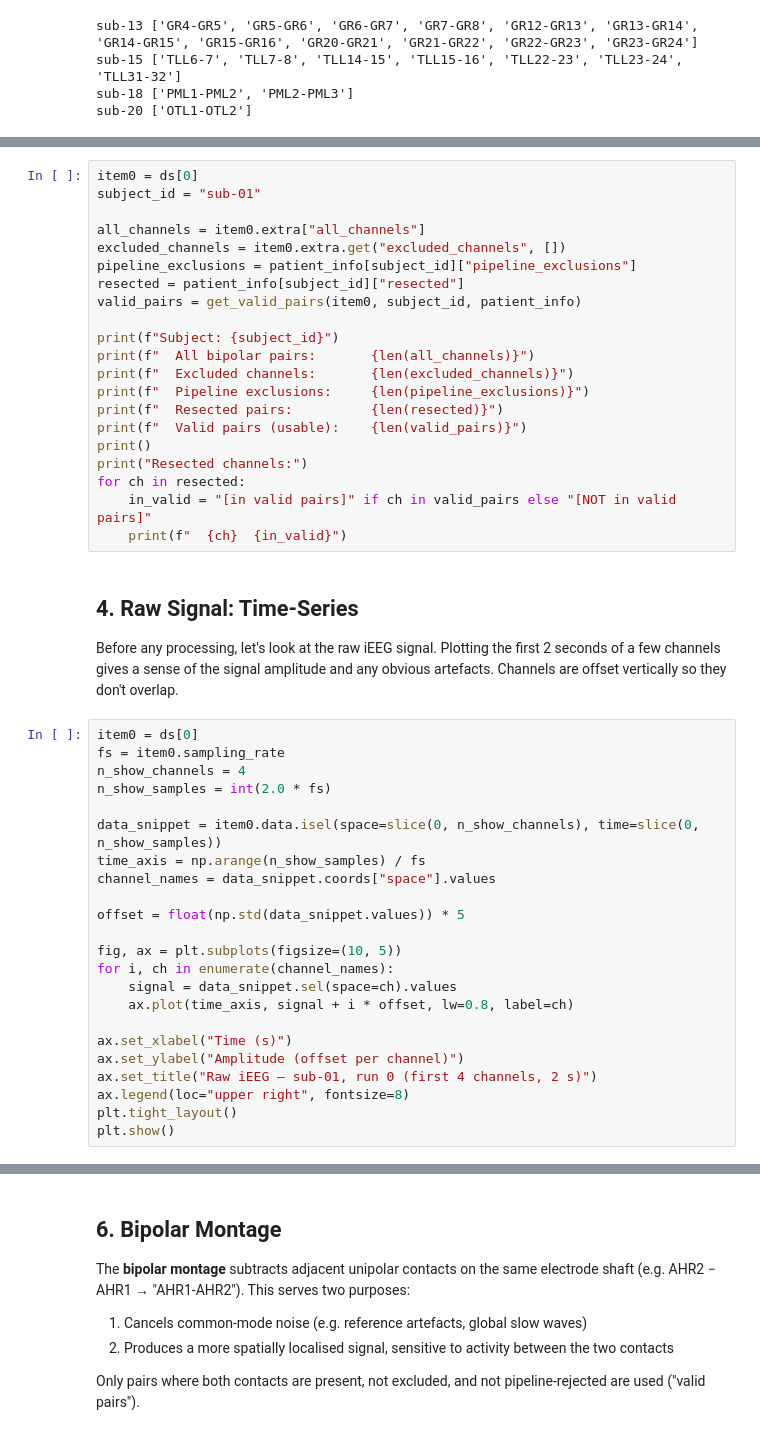
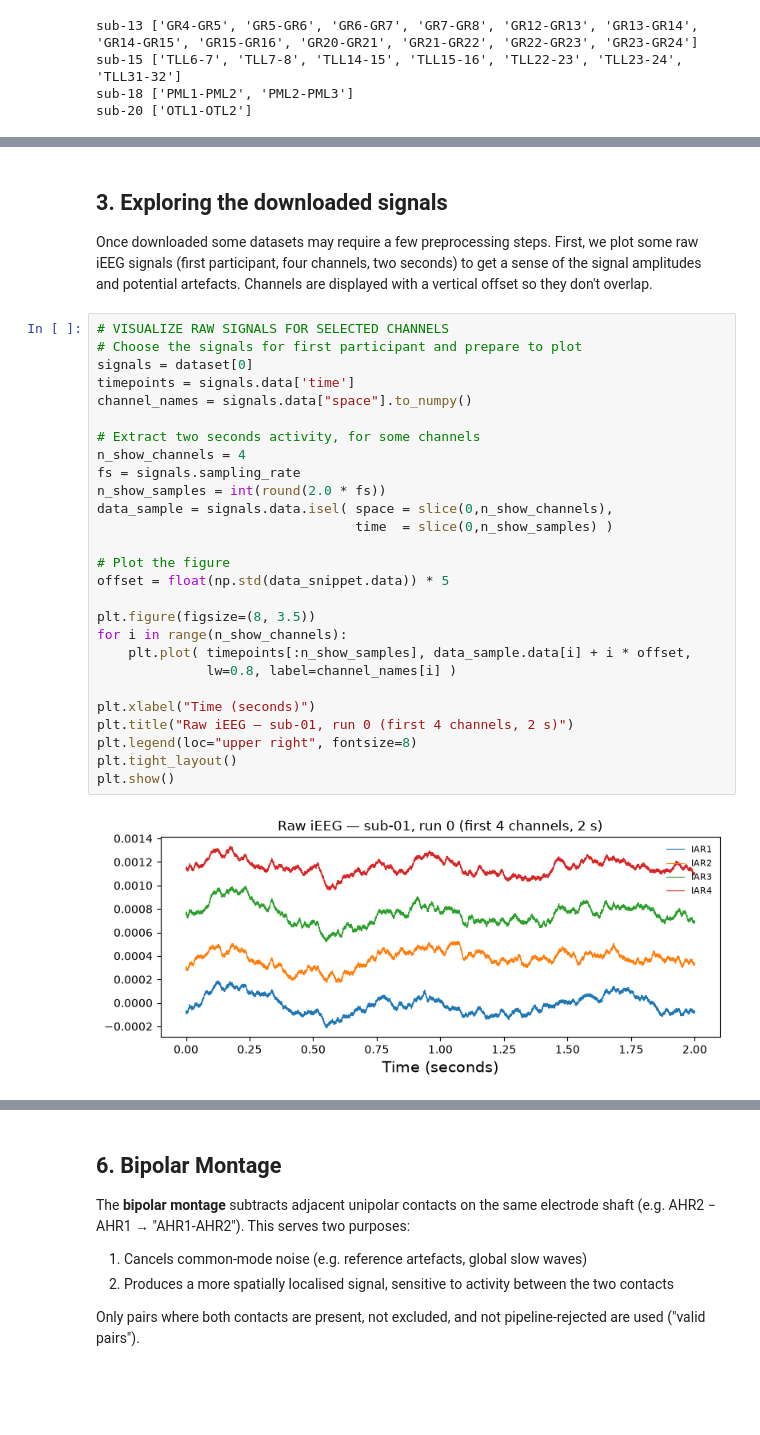
Before and after one commit to cobragroup/cobrabox, a Jupyter notebook: Pipelines/01_data_exploration.ipynb, the cells around one changed output, grey strips where cells are left out. Drawn from its saved outputs; the diff is of its cells as text; blank space fills up the shorter version.

```diff
--- a/Pipelines/01_data_exploration.ipynb
+++ b/Pipelines/01_data_exploration.ipynb
@@ -324,50 +316,33 @@ These are our positive class — we hypothesise they show higher RC.
-# %%
-item0 = ds[0]
-subject_id = "sub-01"
-
-all_channels = item0.extra["all_channels"]
-excluded_channels = item0.extra.get("excluded_channels", [])
-pipeline_exclusions = patient_info[subject_id]["pipeline_exclusions"]
-resected = patient_info[subject_id]["resected"]
-valid_pairs = get_valid_pairs(item0, subject_id, patient_info)
-
-print(f"Subject: {subject_id}")
-print(f"  All bipolar pairs:       {len(all_channels)}")
-print(f"  Excluded channels:       {len(excluded_channels)}")
-print(f"  Pipeline exclusions:     {len(pipeline_exclusions)}")
-print(f"  Resected pairs:          {len(resected)}")
-print(f"  Valid pairs (usable):    {len(valid_pairs)}")
-print()
-print("Resected channels:")
-for ch in resected:
-    in_valid = "[in valid pairs]" if ch in valid_pairs else "[NOT in valid pairs]"
-    print(f"  {ch}  {in_valid}")
 # %% [markdown]
-## 4. Raw Signal: Time-Series
+## 3. Exploring the downloaded signals
 
-Before any processing, let's look at the raw iEEG signal. Plotting the first 2 seconds of
-a few channels gives a sense of the signal amplitude and any obvious artefacts. Channels are
-offset vertically so they don't overlap.
+Once downloaded some datasets may require a few preprocessing steps. First, we plot some raw iEEG signals (first participant, four channels, two seconds) to get a sense of the signal amplitudes and potential artefacts. Channels are displayed with a vertical offset so they don't overlap.
-# %%
-item0 = ds[0]
-fs = item0.sampling_rate
-n_show_channels = 4
-n_show_samples = int(2.0 * fs)
-
-data_snippet = item0.data.isel(space=slice(0, n_show_channels), time=slice(0, n_show_samples))
-time_axis = np.arange(n_show_samples) / fs
-channel_names = data_snippet.coords["space"].values
-
-offset = float(np.std(data_snippet.values)) * 5
-
-fig, ax = plt.subplots(figsize=(10, 5))
-for i, ch in enumerate(channel_names):
-    signal = data_snippet.sel(space=ch).values
-    ax.plot(time_axis, signal + i * offset, lw=0.8, label=ch)
-
-ax.set_xlabel("Time (s)")
-ax.set_ylabel("Amplitude (offset per channel)")
-ax.set_title("Raw iEEG — sub-01, run 0 (first 4 channels, 2 s)")
-ax.legend(loc="upper right", fontsize=8)
-plt.tight_layout()
-plt.show()
+# %%
+# VISUALIZE RAW SIGNALS FOR SELECTED CHANNELS
+# Choose the signals for first participant and prepare to plot
+signals = dataset[0]
+timepoints = signals.data['time']
+channel_names = signals.data["space"].to_numpy()
+
+# Extract two seconds activity, for some channels
+n_show_channels = 4
+fs = signals.sampling_rate
+n_show_samples = int(round(2.0 * fs))
+data_sample = signals.data.isel( space = slice(0,n_show_channels),
+                                 time  = slice(0,n_show_samples) )
+
+# Plot the figure
+offset = float(np.std(data_snippet.data)) * 5
+
+plt.figure(figsize=(8, 3.5))
+for i in range(n_show_channels):
+    plt.plot( timepoints[:n_show_samples], data_sample.data[i] + i * offset,
+              lw=0.8, label=channel_names[i] )
+
+plt.xlabel("Time (seconds)")
+plt.title("Raw iEEG — sub-01, run 0 (first 4 channels, 2 s)")
+plt.legend(loc="upper right", fontsize=8)
+plt.tight_layout()
+plt.show()
+# %% [output]
+[figure, added]
```
Also changed, not shown: parts of 9 cells of this notebook.
